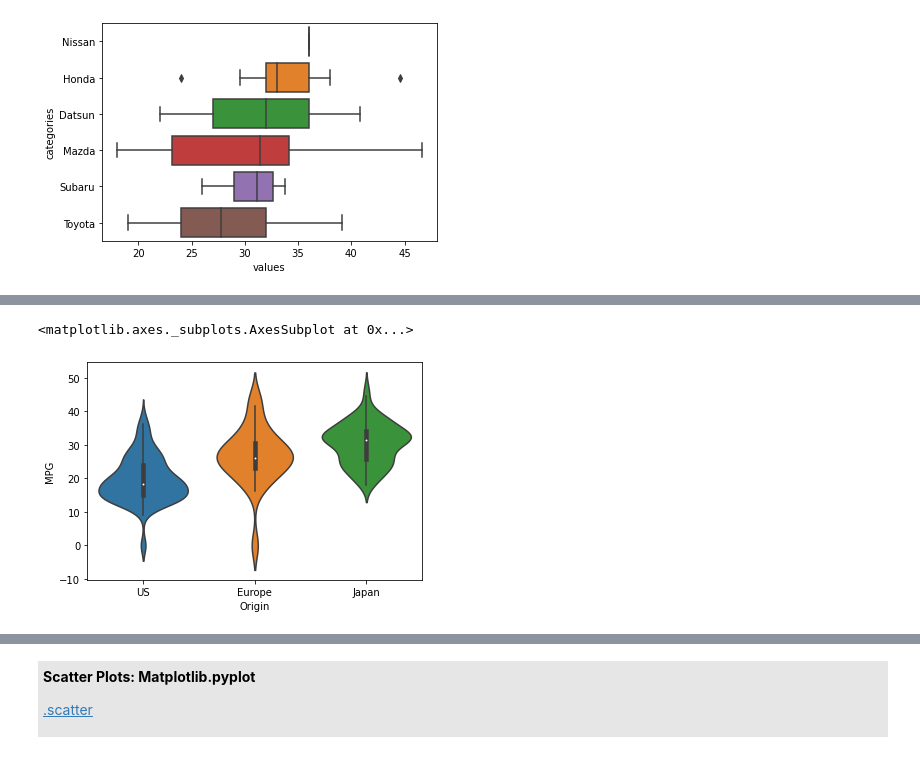
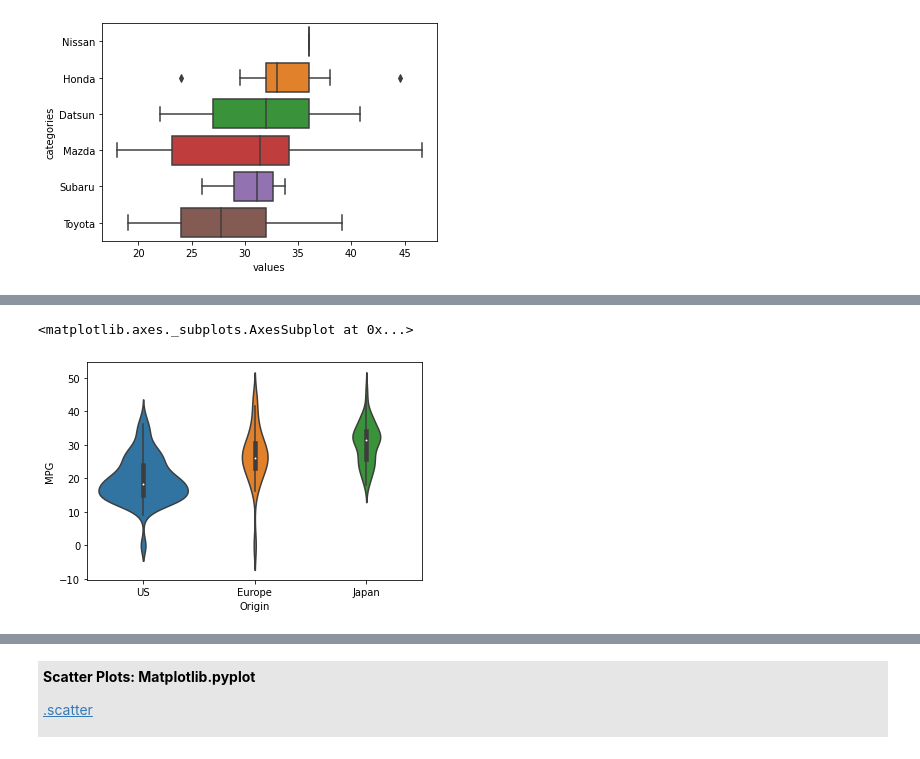
Before and after one commit to AllenInstitute/swdb_2022_python_bootcamp, a Jupyter notebook: PythonBootcamp/07_Introduction_to_Data_Visualization.ipynb, the cells around one changed output, grey strips where cells are left out. Drawn from its saved outputs; the diff is of its cells as text; code cells hidden in the pictures.

```diff
--- a/PythonBootcamp/07_Introduction_to_Data_Visualization.ipynb
+++ b/PythonBootcamp/07_Introduction_to_Data_Visualization.ipynb
@@ -516,11 +523,14 @@ Violin plots are similar to box plots, except that they also show the probabilit
 # %%
 ### Create a basic violin plot showing the distribution of miles per gallon by origin
+### scale it by the count
+
 sns.violinplot(x = 'Origin',
                y = 'MPG',
+               scale = 'count',
                data = cars)
 # %% [output]
 <matplotlib.axes._subplots.AxesSubplot at 0x...>
-[figure, old version]
+[figure, new version]
 # %% [markdown]
 <a id='scatter'></a>
 # %% [markdown]
```
Also changed, not shown: parts of 7 cells of this notebook.
